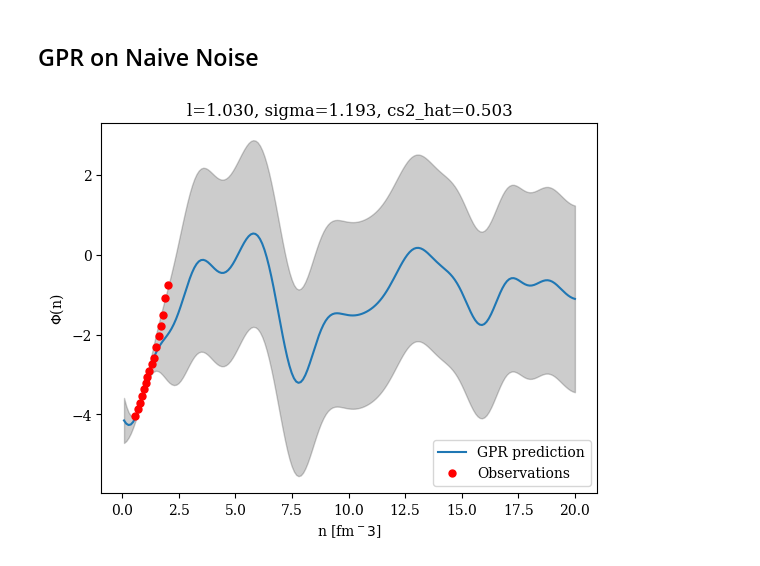
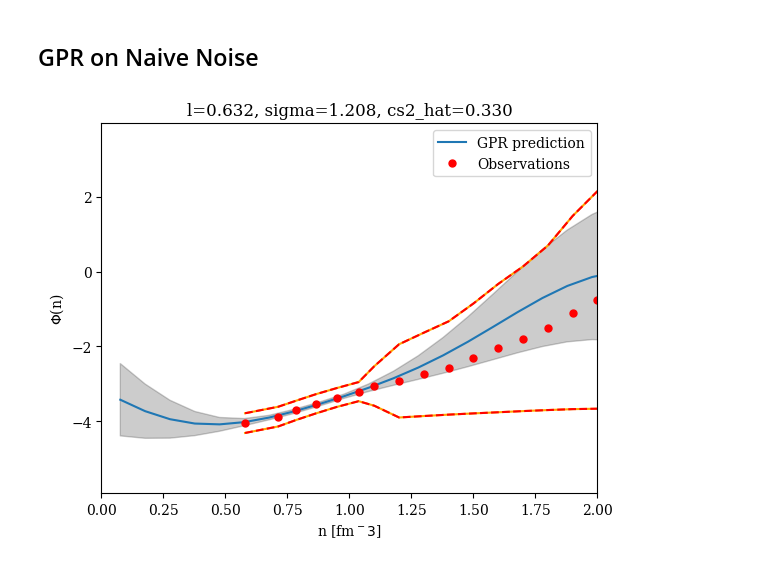
Before and after one commit to codinginrevolt/master_thesis, a Jupyter notebook: hebeler.ipynb, the cells around one changed output. Cells and saved outputs as stored; diff of their text form; code cells hidden in the pictures.

```diff
--- a/hebeler.ipynb
+++ b/hebeler.ipynb
@@ -130,32 +130,38 @@ kern.visualise_kernel(noise_kern, 'Naive noise')
 # %%
 n_crust = 0.07596
 # %%
-x_test = np.linspace(n_crust, 20, 200) # my number density, starting val is ending val of n crust
+x_test = np.linspace(n_crust, 20, 200) # number density, starting val is ending val of n crust
 
 x_train = n
 cs2_train = cs2_crude_avg
 
 phi_train = phi_avg
 train_noise = phi_sigma**2
 
-cs2_hat, l_hat, nu_hat = hel.get_hype_samples()
+cs2_hat, nu_hat, l_hat = hel.get_hype_samples()
 kernel = db.Kernel('SE', sigma=nu_hat, l=l_hat)
 gp = db.GP(kernel, hel.get_phi(cs2_hat))
-
 gp.fit(x_train, x_test, phi_train, var_f = train_noise, stabilise=True)
 
 phi_test, sig = gp.posterior()
 
 
 plt.rcParams["font.family"] = "serif"
 
 plt.plot(x_test, phi_test[0], label=f'GPR prediction')
 plt.plot(x_train, phi_train, 'r.', markersize=10, label='Observations')
 plt.fill_between(x_test.ravel(), phi_test[0] - 1.96 * sig, phi_test[0] + 1.96 * sig, alpha=0.2, color='k')
 plt.xlabel('n [fm$^-3$]')
 plt.ylabel(r'$\Phi$(n)')
 plt.title(f"l={l_hat:.3f}, sigma={nu_hat:.3f}, cs2_hat={cs2_hat:.3f}")
 plt.legend()
+
+plt.plot(n, phi_lower, color='orange')
+plt.plot(n, phi_upper, color='orange', label='Soft/Stiff')
+plt.plot(n, phi_avg+phi_width/2, '--', color='red', label='Lower/Upper CI')
+plt.plot(n, phi_avg-phi_width/2, '--', color='red')
+
+plt.xlim(0,2)
 plt.show()
 # %% [output]
-[figure, old version]
+[figure, new version]
```
Also changed, not shown: parts of 7 cells of this notebook, 2 other files.
